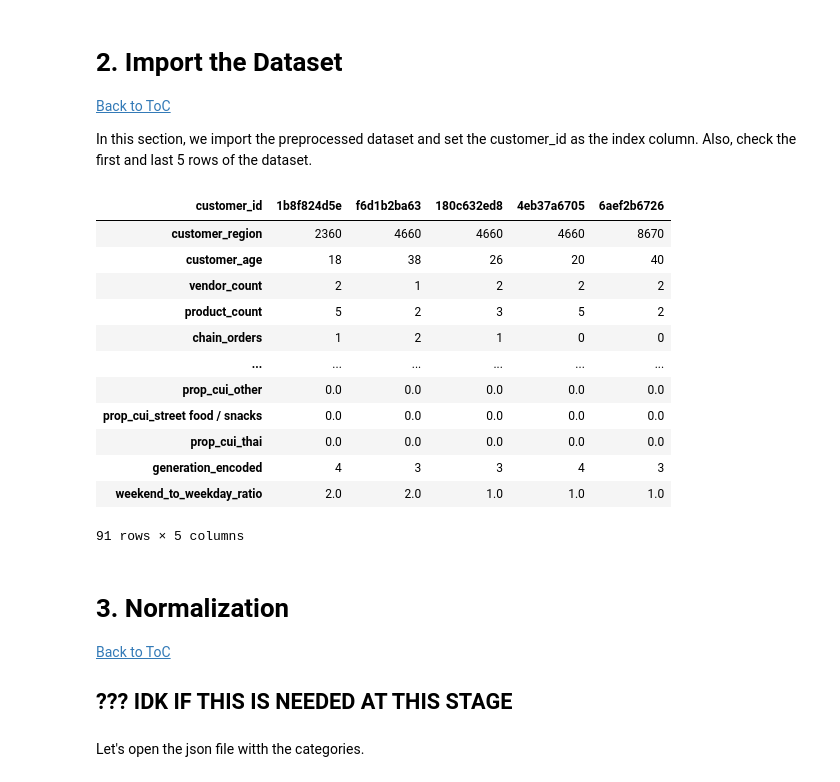
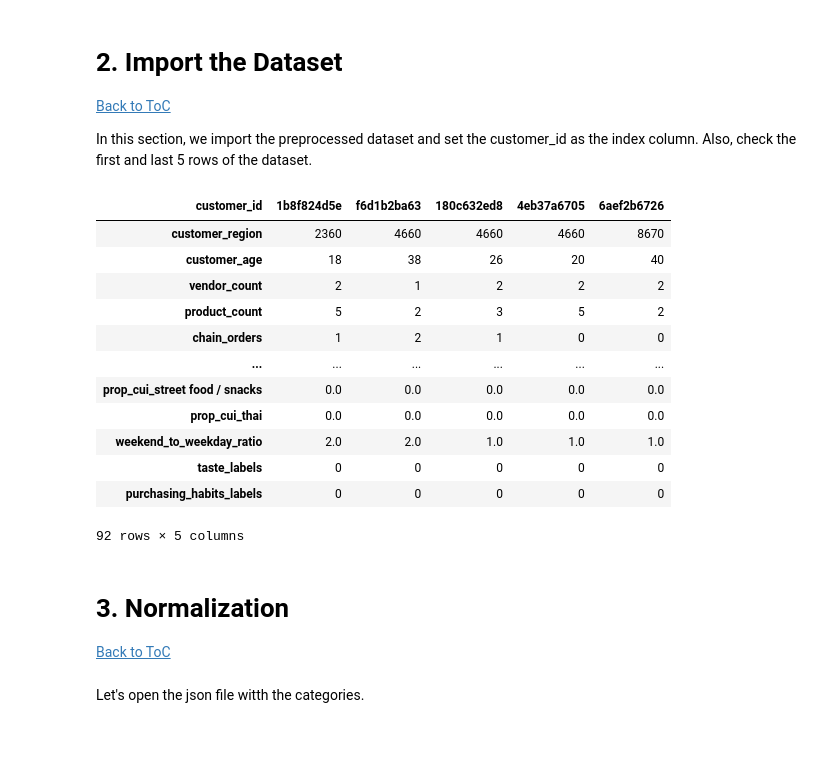
Before and after one commit to SvenGoerdes/CustomerSegmentationDataMining, a Jupyter notebook: deliverables/DM2425_Part2_10_04.ipynb, the cells around one changed output. Cells and saved outputs as stored; diff of their text form; code cells hidden in the pictures; blank space fills up the shorter version.

```diff
--- a/deliverables/DM2425_Part2_10_04.ipynb
+++ b/deliverables/DM2425_Part2_10_04.ipynb
@@ -74,28 +74,25 @@ importlib.reload(imported_module)
 In this section, we import the preprocessed dataset and set the customer_id as the index column. Also, check the first and last 5 rows of the dataset.
 # %%
 ### CHANGE THIS USING THE DATASET WITH LABELS FROM PART '2 AND 03 CLUSTERING
-df_clustering = pd.read_csv("../Data/df_outliers.csv", index_col="customer_id")
+df_clustering = pd.read_csv("../Data/df_outliers_labels.csv", index_col="customer_id")
 df_clustering.head().T
 # %% [output]
 | customer_id | 1b8f824d5e | f6d1b2ba63 | 180c632ed8 | 4eb37a6705 | 6aef2b6726 |
 | customer_region | 2360 | 4660 | 4660 | 4660 | 8670 |
 | customer_age | 18 | 38 | 26 | 20 | 40 |
 | vendor_count | 2 | 1 | 2 | 2 | 2 |
 | product_count | 5 | 2 | 3 | 5 | 2 |
 | chain_orders | 1 | 2 | 1 | 0 | 0 |
 | ... | ... | ... | ... | ... | ... |
-| prop_cui_other | 0.0 | 0.0 | 0.0 | 0.0 | 0.0 |
 | prop_cui_street food / snacks | 0.0 | 0.0 | 0.0 | 0.0 | 0.0 |
 | prop_cui_thai | 0.0 | 0.0 | 0.0 | 0.0 | 0.0 |
-| generation_encoded | 4 | 3 | 3 | 4 | 3 |
 | weekend_to_weekday_ratio | 2.0 | 2.0 | 1.0 | 1.0 | 1.0 |
+| taste_labels | 0 | 0 | 0 | 0 | 0 |
+| purchasing_habits_labels | 0 | 0 | 0 | 0 | 0 |
-91 rows × 5 columns
+92 rows × 5 columns
 # %% [markdown]
 # 3. Normalization <a class="anchor" id="normalization"></a>
 [Back to ToC](#toc)<br>
-
-
-## ??? IDK IF THIS IS NEEDED AT THIS STAGE
 # %% [markdown]
 Let's open the json file witth the categories.
 # %%
```
Also changed, not shown: parts of 29 cells of this notebook.
